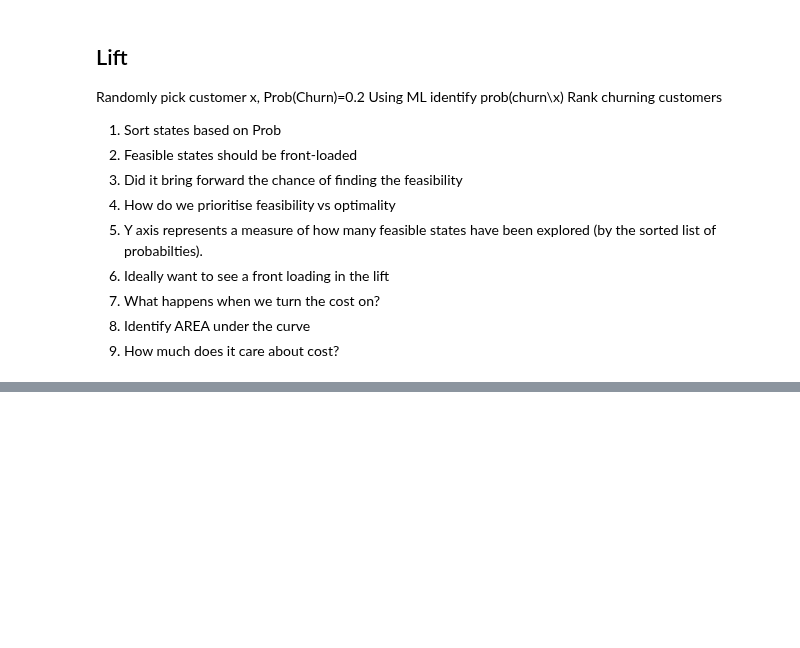
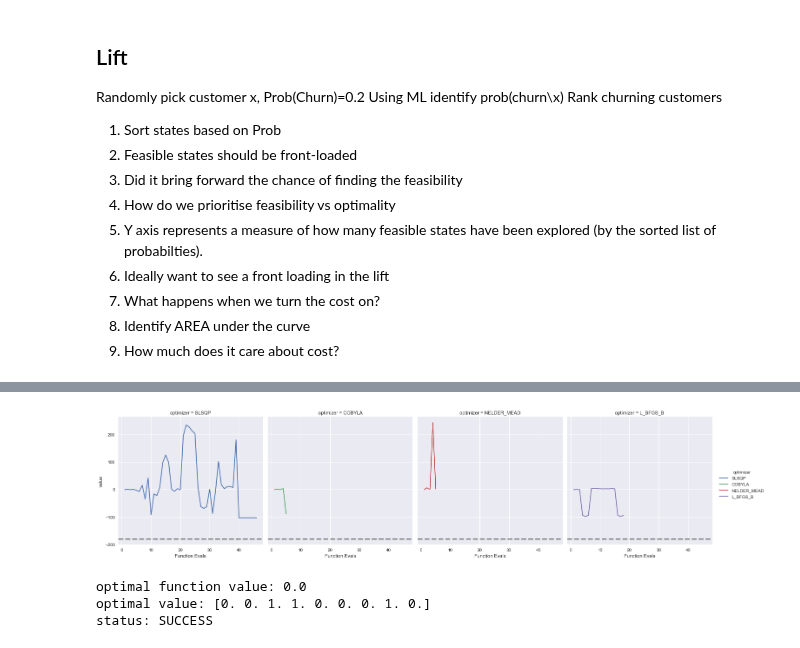
Before and after one commit to vivekkatial/HAQC, a Jupyter notebook: notebooks/07-tsp-with-zero-cost.ipynb, the cells around one changed output, grey strips where cells are left out. Saved outputs shown, nothing was run; the diff lists cells and outputs as text; code cells hidden in the pictures; blank space fills up the shorter version.

```diff
--- a/notebooks/07-tsp-with-zero-cost.ipynb
+++ b/notebooks/07-tsp-with-zero-cost.ipynb
@@ -717,3 +717,5 @@ Rank churning customers
 7. What happens when we turn the cost on?
 8. Identify AREA under the curve
 9. How much does it care about cost?
+# %%
+d_results = pd.read_csv("/Users/vivekkatial/Downloads/results_large_offset_p_1.csv", index_col=0)
@@ -719,0 +738,24 @@ Rank churning customers
+# %%
+from matplotlib import pyplot as plt
+plt.style.use('seaborn')
+
+g = sns.relplot(
+                data=d_results,
+                x="total_evals",
+                y="value",
+                col="optimizer",
+                hue="optimizer",
+                kind="line",
+            )
+axes = g.axes.flatten()
+for ax in axes:
+    ax.axhline(exact_result.eigenvalue.real, ls='--', linewidth=3, color='grey')
+    ax.set_xlabel("Function Evals")
+# %% [output]
+[figure, added]
+# %%
+exact_result
+# %% [output]
+optimal function value: 0.0
+optimal value: [0. 0. 1. 1. 0. 0. 0. 1. 0.]
+status: SUCCESS
```
Also changed, not shown: parts of 2 cells of this notebook, 14 other files.
